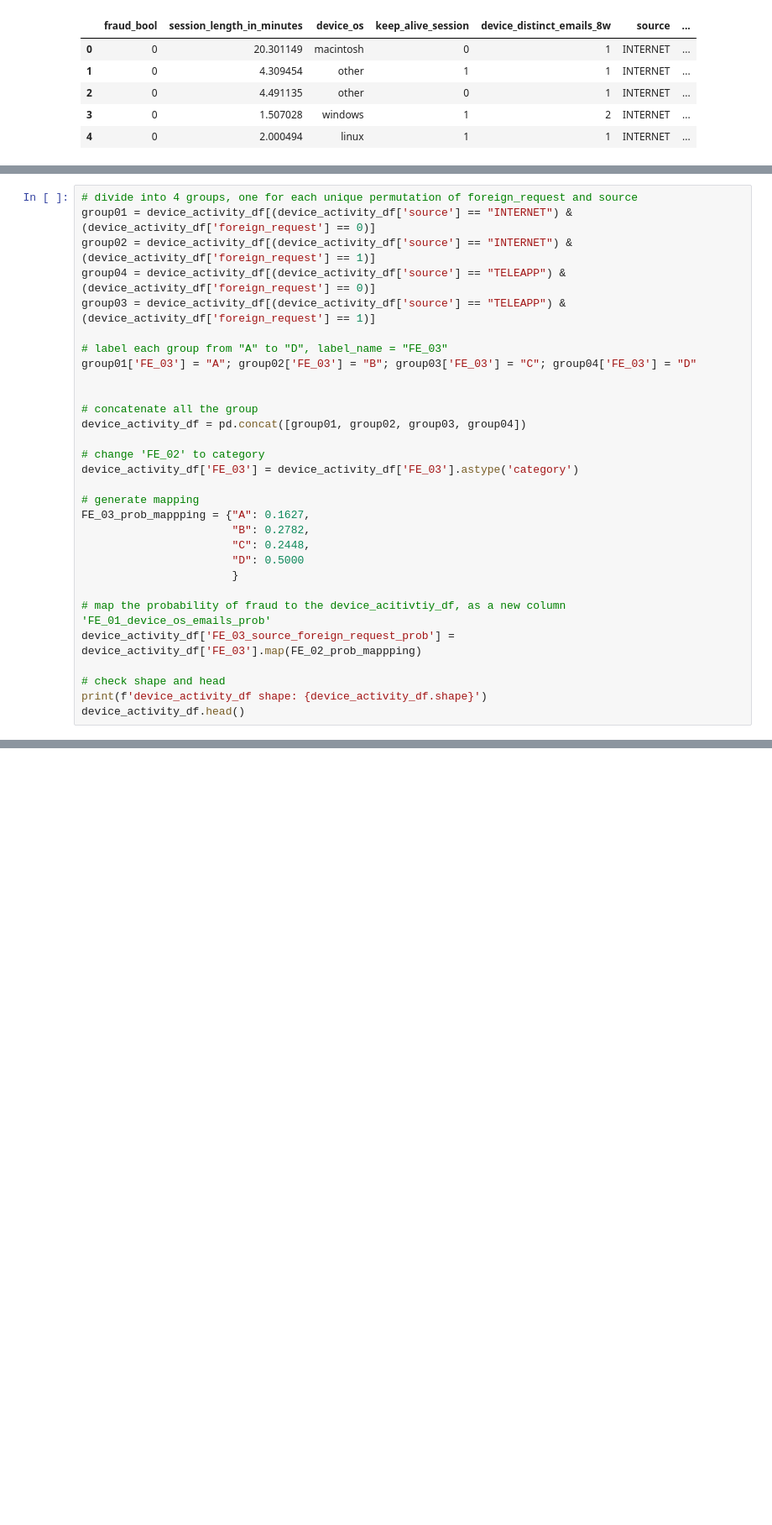
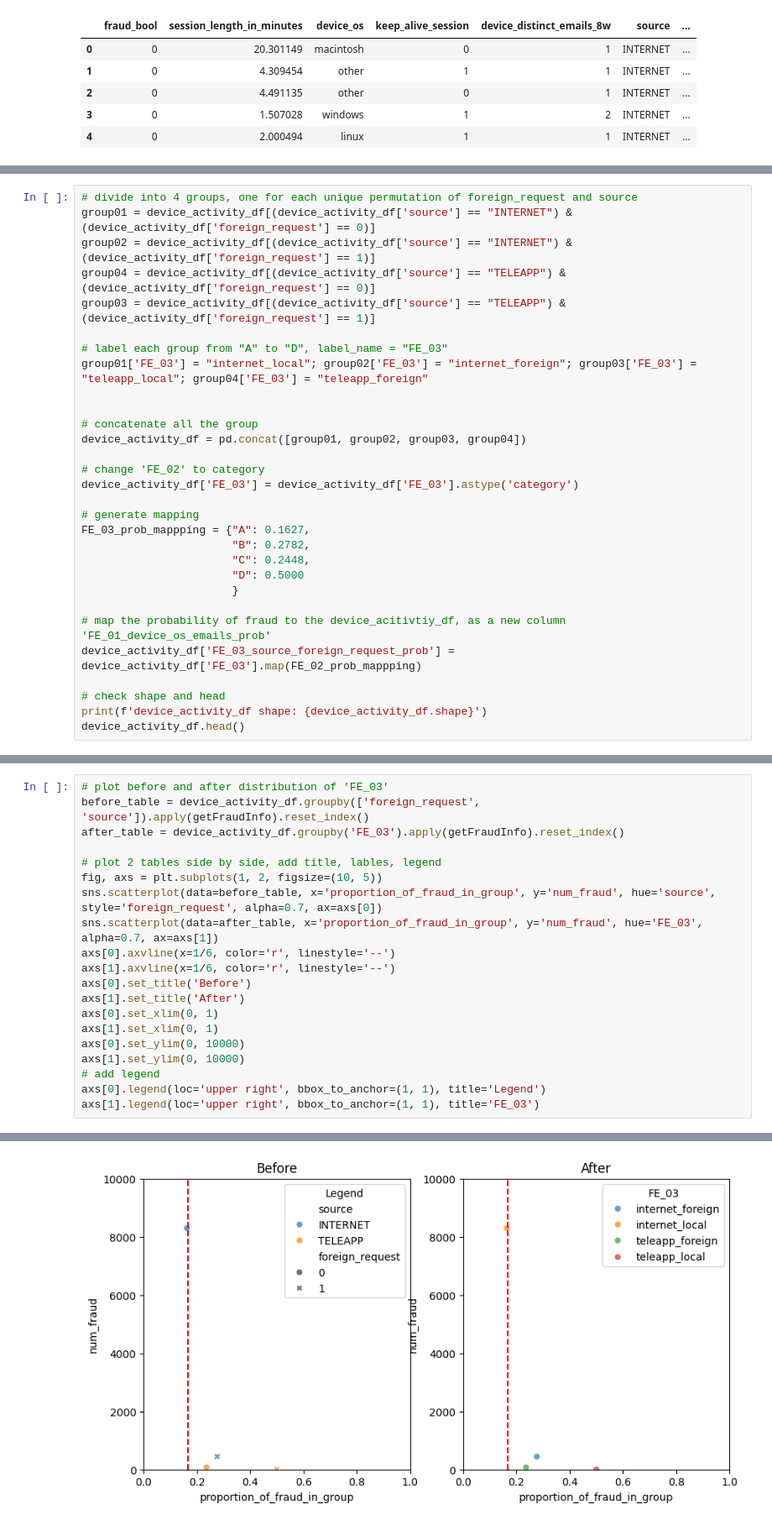
Before and after one commit to kclzl-nus/Detect-Fraudulent-Bank-Accounts, a Jupyter notebook: notebooks/2.0-kclzl-hyp-device-activity.ipynb, the cells around one changed output, grey strips where cells are left out. Shown at 84% size. Cells and saved outputs as stored; diff of their text form; blank space fills up the shorter version.

```diff
--- a/notebooks/2.0-kclzl-hyp-device-activity.ipynb
+++ b/notebooks/2.0-kclzl-hyp-device-activity.ipynb
@@ -411,7 +453,7 @@ group04 = device_activity_df[(device_activity_df['source'] == "TELEAPP") & (devi
 group03 = device_activity_df[(device_activity_df['source'] == "TELEAPP") & (device_activity_df['foreign_request'] == 1)]
 
 # label each group from "A" to "D", label_name = "FE_03"
-group01['FE_03'] = "A"; group02['FE_03'] = "B"; group03['FE_03'] = "C"; group04['FE_03'] = "D"
+group01['FE_03'] = "internet_local"; group02['FE_03'] = "internet_foreign"; group03['FE_03'] = "teleapp_local"; group04['FE_03'] = "teleapp_foreign"
 
 
 # concatenate all the group
@@ -456,0 +506,21 @@ plt.xlim(0, 1)
+# %%
+# plot before and after distribution of 'FE_03'
+before_table = device_activity_df.groupby(['foreign_request', 'source']).apply(getFraudInfo).reset_index()
+after_table = device_activity_df.groupby('FE_03').apply(getFraudInfo).reset_index()
+
+# plot 2 tables side by side, add title, lables, legend
+fig, axs = plt.subplots(1, 2, figsize=(10, 5))
+sns.scatterplot(data=before_table, x='proportion_of_fraud_in_group', y='num_fraud', hue='source', style='foreign_request', alpha=0.7, ax=axs[0])
+sns.scatterplot(data=after_table, x='proportion_of_fraud_in_group', y='num_fraud', hue='FE_03', alpha=0.7, ax=axs[1])
+axs[0].axvline(x=1/6, color='r', linestyle='--')
+axs[1].axvline(x=1/6, color='r', linestyle='--')
+axs[0].set_title('Before')
+axs[1].set_title('After')
+axs[0].set_xlim(0, 1)
+axs[1].set_xlim(0, 1)
+axs[0].set_ylim(0, 10000)
+axs[1].set_ylim(0, 10000)
+# add legend
+axs[0].legend(loc='upper right', bbox_to_anchor=(1, 1), title='Legend')
+axs[1].legend(loc='upper right', bbox_to_anchor=(1, 1), title='FE_03')
+# %% [output]
@@ -456,0 +528 @@ plt.xlim(0, 1)
+[figure, added]
```
Also changed, not shown: parts of 40 cells of this notebook.
